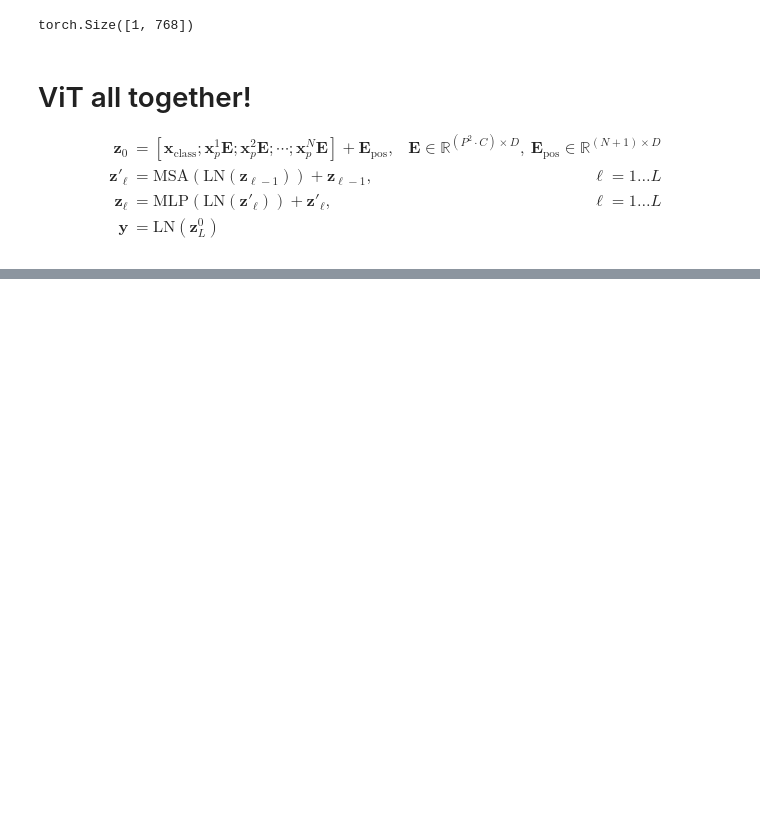
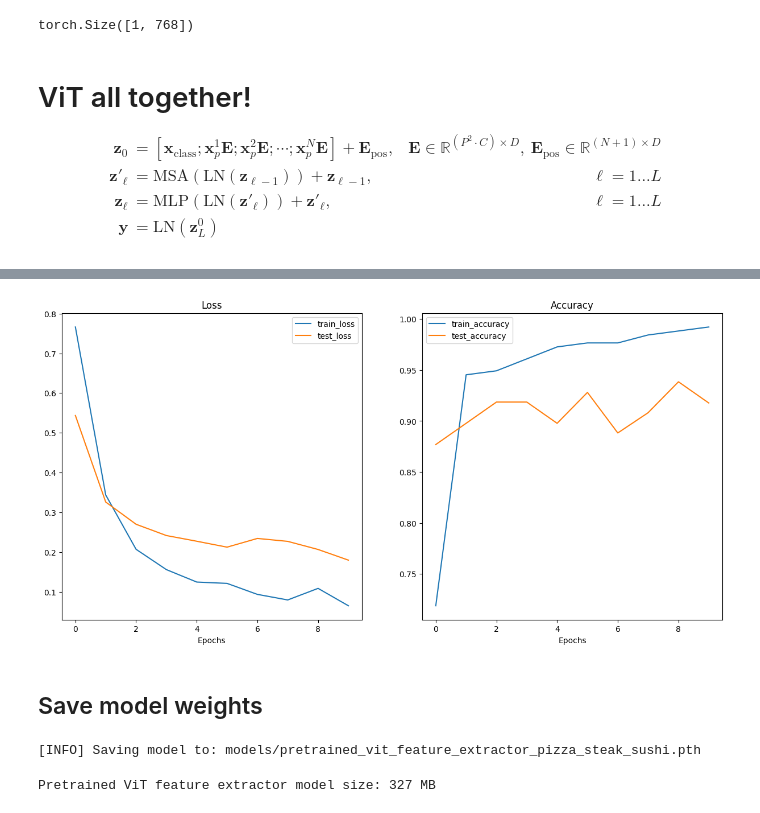
Before and after one commit to tyleryy/Models-from-Scratch, a Jupyter notebook: ViT/ViT_from_scratch.ipynb, the cells around one changed output, grey strips where cells are left out. Drawn from its saved outputs; the diff is of its cells as text; code cells hidden in the pictures; blank space fills up the shorter version.

```diff
--- a/ViT/ViT_from_scratch.ipynb
+++ b/ViT/ViT_from_scratch.ipynb
@@ -466,0 +553,17 @@ summary(model=vit, input_size=(32, 3, 224, 224))
+# %%
+# 1. Get pretrained weights for ViT-Base
+pretrained_vit_weights = torchvision.models.ViT_B_16_Weights.DEFAULT
+
+# 2. Setup a ViT model instance with pretrained weights
+pretrained_vit = torchvision.models.vit_b_16(weights=pretrained_vit_weights).to(device)
+
+# 3. Freeze the base parameters
+for parameter in pretrained_vit.parameters():
+    parameter.requires_grad = False
+
+# 4. Change the classifier head (set the seeds to ensure same initialization with linear head)
+helper_functions.set_seeds()
+
+# these are unfrozen and trainable
+pretrained_vit.heads = nn.Linear(in_features=768, out_features=len(class_names)).to(device)
+pretrained_vit
@@ -466,0 +589,4 @@ summary(model=vit, input_size=(32, 3, 224, 224))
+# %%
+# Get automatic transforms from pretrained ViT weights
+pretrained_vit_transforms = pretrained_vit_weights.transforms()
+print(pretrained_vit_transforms)
@@ -466,0 +601,21 @@ summary(model=vit, input_size=(32, 3, 224, 224))
+# %%
+# Setup dataloaders
+train_dataloader_pretrained, test_dataloader_pretrained, class_names = data_setup.create_dataloaders(train_dir=train_dir,
+                                                                                                     test_dir=test_dir,
+                                                                                                     transform=pretrained_vit_transforms,
+                                                                                                     batch_size=32) # Could increase if we had more samples, such as here: https://arxiv.org/abs/2205.01580 (there are other improvements there too...)
+# %%
+# Create optimizer and loss function
+optimizer = torch.optim.Adam(params=pretrained_vit.parameters(),
+                             lr=1e-3)
+loss_fn = torch.nn.CrossEntropyLoss()
+
+# Train the classifier head of the pretrained ViT feature extractor model
+helper_functions.set_seeds()
+pretrained_vit_results = engine.train(model=pretrained_vit,
+                                      train_dataloader=train_dataloader_pretrained,
+                                      test_dataloader=test_dataloader_pretrained,
+                                      optimizer=optimizer,
+                                      loss_fn=loss_fn,
+                                      epochs=10,
+                                      device=device)
@@ -466,0 +633,20 @@ summary(model=vit, input_size=(32, 3, 224, 224))
+# %%
+helper_functions.plot_loss_curves(pretrained_vit_results)
+# %% [output]
+[figure, added]
+# %% [markdown]
+## Save model weights
+# %%
+utils.save_model(model=pretrained_vit,
+                 target_dir="models",
+                 model_name="pretrained_vit_feature_extractor_pizza_steak_sushi.pth")
+# %% [output]
+[INFO] Saving model to: models/pretrained_vit_feature_extractor_pizza_steak_sushi.pth
+# %%
+from pathlib import Path
+
+# Get the model size in bytes then convert to megabytes
+pretrained_vit_model_size = Path("models/pretrained_vit_feature_extractor_pizza_steak_sushi.pth").stat().st_size // (1024*1024) # division converts bytes to megabytes (roughly)
+print(f"Pretrained ViT feature extractor model size: {pretrained_vit_model_size} MB")
+# %% [output]
+Pretrained ViT feature extractor model size: 327 MB
```
Also changed, not shown: parts of 21 cells of this notebook, 1 other file.
